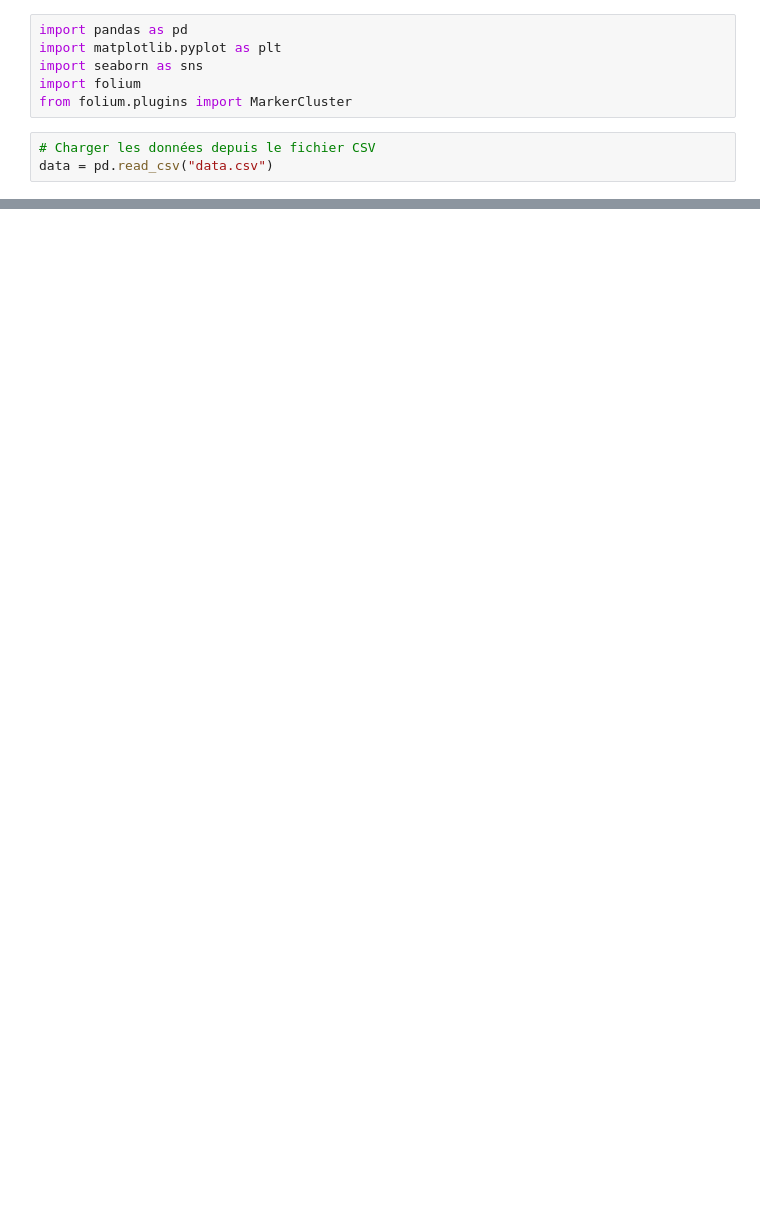
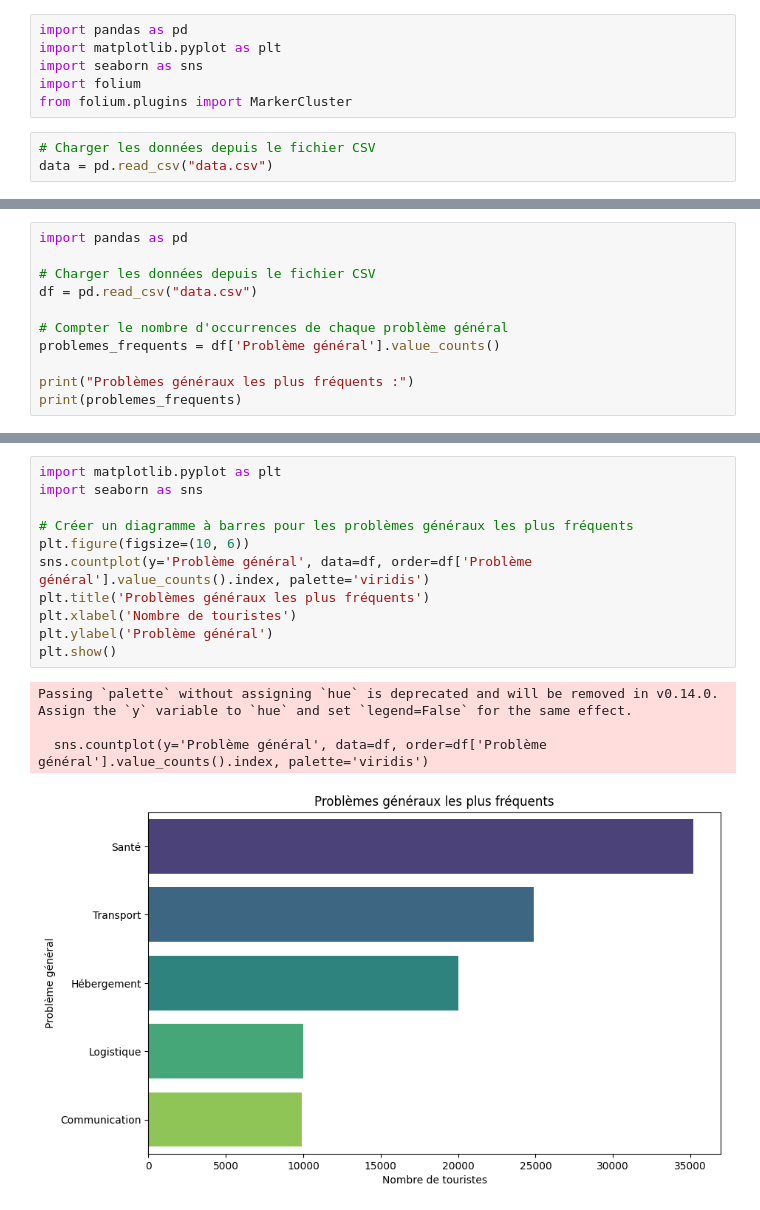
Before and after one commit to abdeladime2003/Canalyse-2025, a Jupyter notebook: analyses.ipynb, the cells around one changed output, grey strips where cells are left out. Cells and saved outputs as stored; diff of their text form; blank space fills up the shorter version.

```diff
--- a/analyses.ipynb
+++ b/analyses.ipynb
@@ -59,0 +60,11 @@ plt.show()
+# %%
+import pandas as pd
+
+# Charger les données depuis le fichier CSV
+df = pd.read_csv("data.csv")
+
+# Compter le nombre d'occurrences de chaque problème général
+problemes_frequents = df['Problème général'].value_counts()
+
+print("Problèmes généraux les plus fréquents :")
+print(problemes_frequents)
@@ -59,0 +104,16 @@ plt.show()
+# %%
+import matplotlib.pyplot as plt
+import seaborn as sns
+
+# Créer un diagramme à barres pour les problèmes généraux les plus fréquents
+plt.figure(figsize=(10, 6))
+sns.countplot(y='Problème général', data=df, order=df['Problème général'].value_counts().index, palette='viridis')
+plt.title('Problèmes généraux les plus fréquents')
+plt.xlabel('Nombre de touristes')
+plt.ylabel('Problème général')
+plt.show()
+# %% [output]
+Passing `palette` without assigning `hue` is deprecated and will be removed in v0.14.0. Assign the `y` variable to `hue` and set `legend=False` for the same effect.
+
+  sns.countplot(y='Problème général', data=df, order=df['Problème général'].value_counts().index, palette='viridis')
+[figure, added]
```
Also changed, not shown: parts of 11 cells of this notebook, 7 other files.
